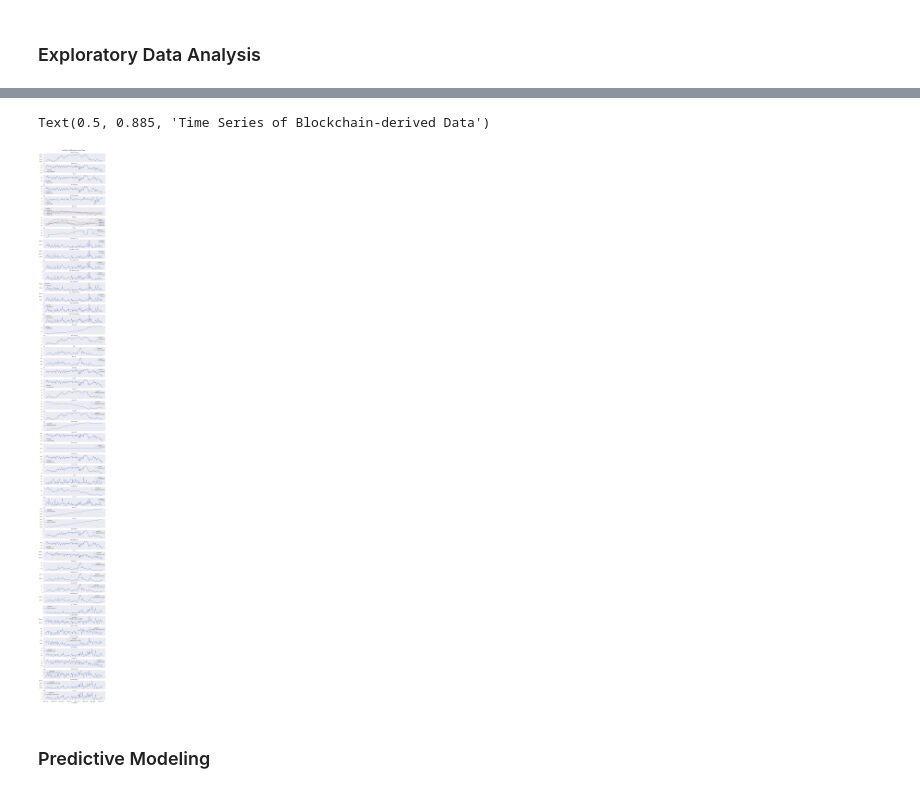
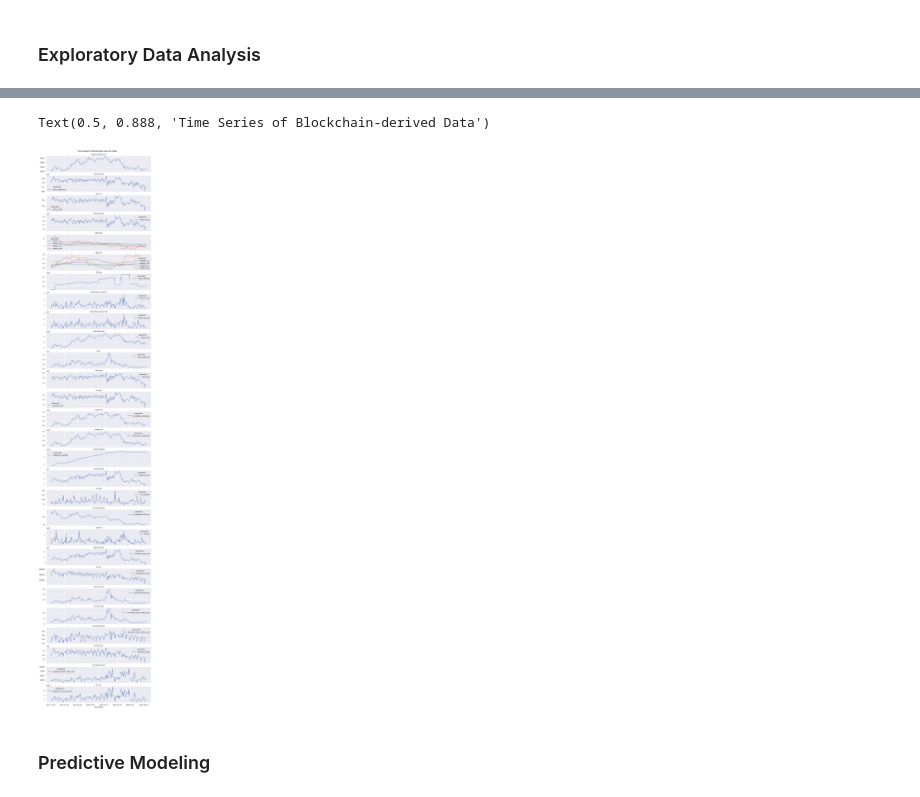
Before and after one commit to KaidenFrizu/recurrent-bitcoin-network, a Jupyter notebook: docs/Documentation.ipynb, the cells around one changed output, grey strips where cells are left out. Drawn from its saved outputs; the diff is of its cells as text; code cells hidden in the pictures.

```diff
--- a/docs/Documentation.ipynb
+++ b/docs/Documentation.ipynb
@@ -89,0 +73,3 @@ array([list([{'name': 'Coinmetrics', 'url': 'https://coinmetrics.io'}]),
+# %%
+btc_metrics = df_metrics.data.copy()
+btc_metrics = btc_metrics[btc_metrics['role_restriction'].isna()]
@@ -184,8 +185,0 @@ dtype: int64
-# %%
-filter_users_train = train_df['metric'] != 'reddit.active.users'
-filter_subs_train = train_df['metric'] != 'reddit.subscribers'
-train_df = train_df[filter_users_train & filter_subs_train]
-# %%
-filter_users_test = test_df['metric'] != 'reddit.active.users'
-filter_subs_test = test_df['metric'] != 'reddit.subscribers'
-test_df = test_df[filter_users_test & filter_subs_test]
@@ -373,13 +355,15 @@ wide_train.corr()
 # %%
-fig, ax = plt.subplots(nrows=51, ncols=1, sharex=True)
+n_features = train_df['metric'].nunique()
+ax_index = np.arange(1, n_features)
+metric_features = train_df['metric'].unique().tolist()
+metric_features.remove('price')
 
+fig, ax = plt.subplots(nrows=n_features, ncols=1, sharex=True)
 prices_train['close'].plot(ax=ax[0], title='bitcoin.prices.usd')
 
-list_metrics = train_df['metric'].unique().tolist()
-list_metrics.remove('price')
-for metric, num in zip(list_metrics, np.arange(1, 51)):
-    wide_train[metric].plot(ax=ax[num], figsize=(12,108), title=metric)
+for metric, num in zip(metric_features, ax_index):
+    wide_train[metric].plot(ax=ax[num], figsize=(12, n_features*2.3), title=metric)
 
-fig.suptitle('Time Series of Blockchain-derived Data', y=0.885)
+fig.suptitle('Time Series of Blockchain-derived Data', y=0.888)
 # fig.savefig('../raw/tsplot_train.png', dpi=300, bbox_inches='tight')
 # %% [output]
@@ -388,18 +372,20 @@ Text(0.5, 0.885, 'Time Series of Blockchain-derived Data')
 # %%
-fig, ax = plt.subplots(nrows=51, ncols=1, sharex=True)
+n_features = test_df['metric'].nunique()
+ax_index = np.arange(1, n_features)
+metric_features = test_df['metric'].unique().tolist()
+metric_features.remove('price')
 
+fig, ax = plt.subplots(nrows=n_features, ncols=1, sharex=True)
 prices_test['close'].plot(ax=ax[0], title='bitcoin.prices.usd')
 
-list_metrics = test_df['metric'].unique().tolist()
-list_metrics.remove('price')
-for metric, num in zip(list_metrics, np.arange(1, 51)):
-    wide_test[metric].plot(ax=ax[num], figsize=(12,108), title=metric)
+for metric, num in zip(metric_features, ax_index):
+    wide_test[metric].plot(ax=ax[num], figsize=(12, n_features*2.3), title=metric)
 
-fig.suptitle('Time Series of Blockchain-derived Data', y=0.885)
+fig.suptitle('Time Series of Blockchain-derived Data', y=0.888)
 # fig.savefig('../raw/tsplot_test.png', dpi=300, bbox_inches='tight')
 # %% [output]
-Text(0.5, 0.885, 'Time Series of Blockchain-derived Data')
+Text(0.5, 0.888, 'Time Series of Blockchain-derived Data')
-[figure, old version]
+[figure, new version]
 # %% [markdown]
 ### Predictive Modeling
 # %%
```
Also changed, not shown: parts of 30 cells of this notebook.
